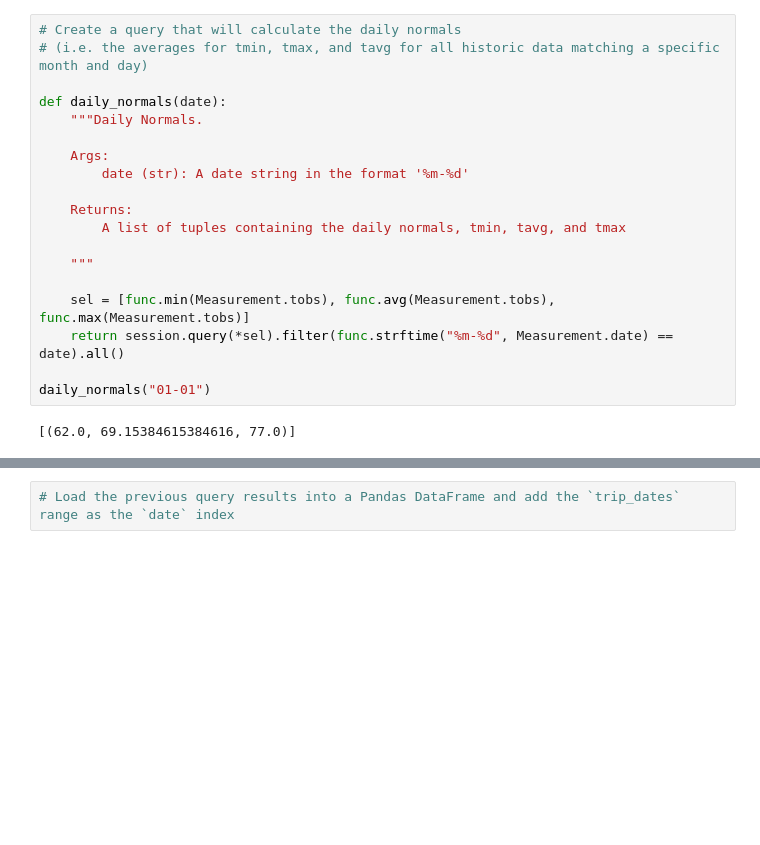
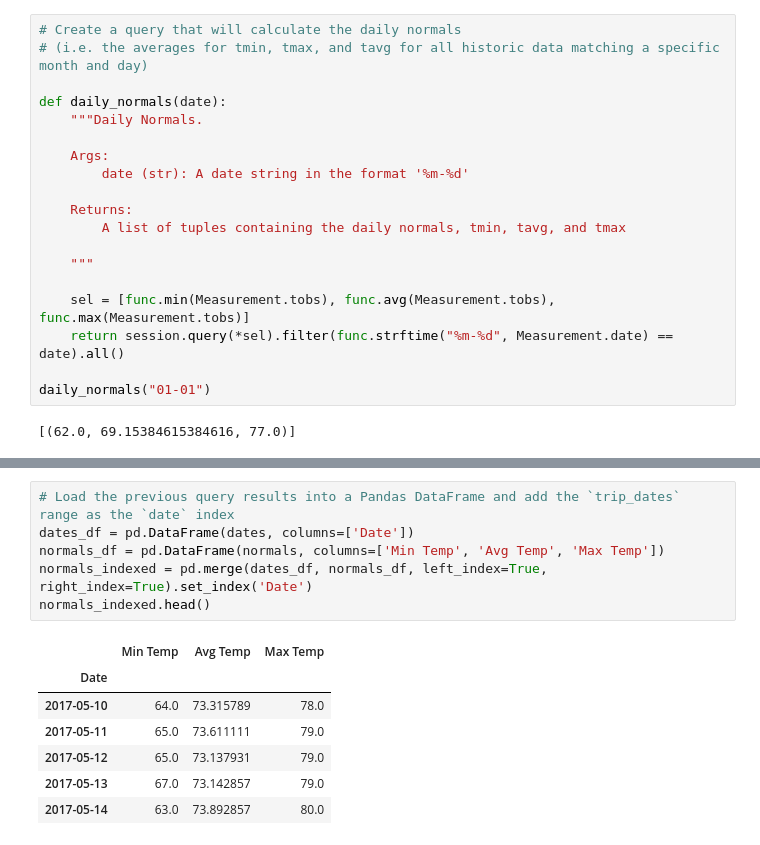
Before and after one commit to rpatel10491/sqlalchemy-challenge, a Jupyter notebook: climate_starter.ipynb, the cells around one changed output, grey strips where cells are left out. Cells and saved outputs as stored; diff of their text form; blank space fills up the shorter version.

```diff
--- a/climate_starter.ipynb
+++ b/climate_starter.ipynb
@@ -287,4 +306,16 @@ dates = pd.date_range(start=start_date, end=end_date)
 # %%
 # Load the previous query results into a Pandas DataFrame and add the `trip_dates` range as the `date` index
+dates_df = pd.DataFrame(dates, columns=['Date'])
+normals_df = pd.DataFrame(normals, columns=['Min Temp', 'Avg Temp', 'Max Temp'])
+normals_indexed = pd.merge(dates_df, normals_df, left_index=True, right_index=True).set_index('Date')
+normals_indexed.head()
+# %% [output]
+|  | Min Temp | Avg Temp | Max Temp |
+| Date |  |  |  |
+| 2017-05-10 | 64.0 | 73.315789 | 78.0 |
+| 2017-05-11 | 65.0 | 73.611111 | 79.0 |
+| 2017-05-12 | 65.0 | 73.137931 | 79.0 |
+| 2017-05-13 | 67.0 | 73.142857 | 79.0 |
+| 2017-05-14 | 63.0 | 73.892857 | 80.0 |
 # %%
 # Plot the daily normals as an area plot with `stacked=False`
```
Also changed, not shown: parts of 3 cells of this notebook, 3 other files.
